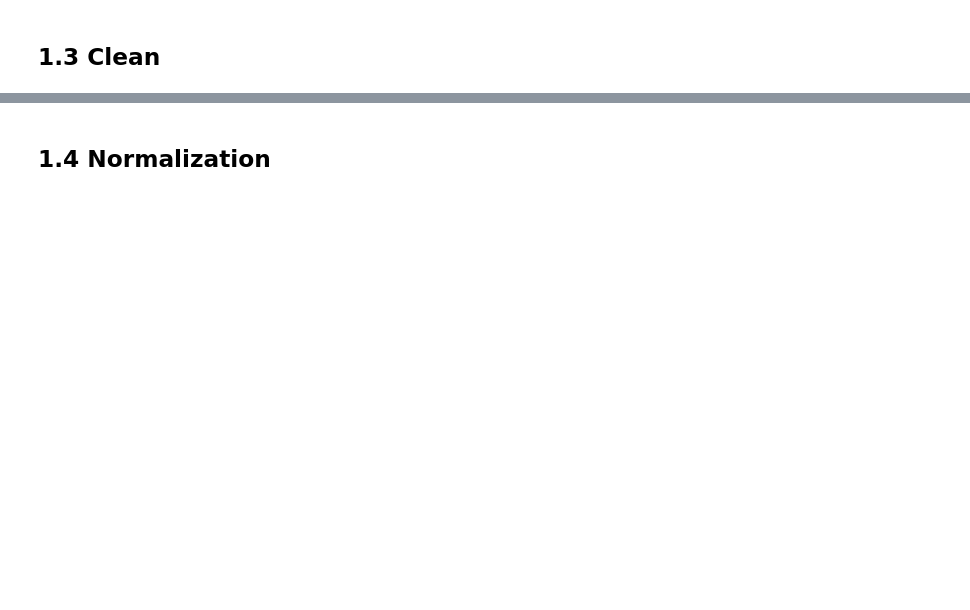
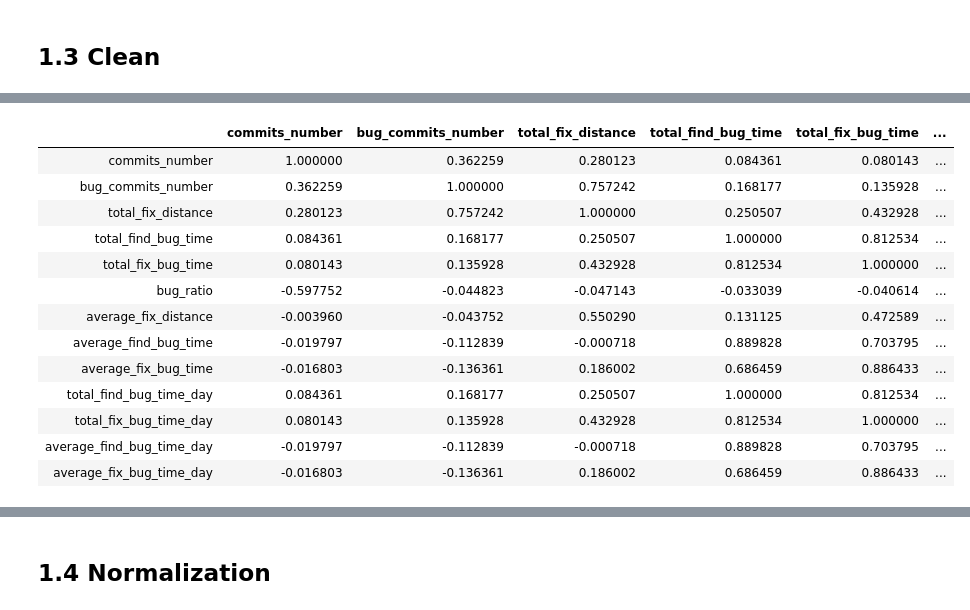
Before and after one commit to FishAndWasabi/groupwork18, a Jupyter notebook: FinalProject/preprocess/preprocess.ipynb, the cells around one changed output, grey strips where cells are left out. Saved outputs shown, nothing was run; the diff lists cells and outputs as text; code cells hidden in the pictures; blank space fills up the shorter version.

```diff
--- a/FinalProject/preprocess/preprocess.ipynb
+++ b/FinalProject/preprocess/preprocess.ipynb
@@ -184,0 +215,21 @@ sns.pairplot(author)
+# %%
+columns = ['total_find_bug_time','total_fix_bug_time','average_find_bug_time','average_fix_bug_time']
+secondpreday = 60*60*24
+for column in columns:
+    author[column+'_day'] = author[column]/secondpreday
+author.corr()
+# %% [output]
+|  | commits_number | bug_commits_number | total_fix_distance | total_find_bug_time | total_fix_bug_time | ... |
+| commits_number | 1.000000 | 0.362259 | 0.280123 | 0.084361 | 0.080143 | ... |
+| bug_commits_number | 0.362259 | 1.000000 | 0.757242 | 0.168177 | 0.135928 | ... |
+| total_fix_distance | 0.280123 | 0.757242 | 1.000000 | 0.250507 | 0.432928 | ... |
+| total_find_bug_time | 0.084361 | 0.168177 | 0.250507 | 1.000000 | 0.812534 | ... |
+| total_fix_bug_time | 0.080143 | 0.135928 | 0.432928 | 0.812534 | 1.000000 | ... |
+| bug_ratio | -0.597752 | -0.044823 | -0.047143 | -0.033039 | -0.040614 | ... |
+| average_fix_distance | -0.003960 | -0.043752 | 0.550290 | 0.131125 | 0.472589 | ... |
+| average_find_bug_time | -0.019797 | -0.112839 | -0.000718 | 0.889828 | 0.703795 | ... |
+| average_fix_bug_time | -0.016803 | -0.136361 | 0.186002 | 0.686459 | 0.886433 | ... |
+| total_find_bug_time_day | 0.084361 | 0.168177 | 0.250507 | 1.000000 | 0.812534 | ... |
+| total_fix_bug_time_day | 0.080143 | 0.135928 | 0.432928 | 0.812534 | 1.000000 | ... |
+| average_find_bug_time_day | -0.019797 | -0.112839 | -0.000718 | 0.889828 | 0.703795 | ... |
+| average_fix_bug_time_day | -0.016803 | -0.136361 | 0.186002 | 0.686459 | 0.886433 | ... |
```
Also changed, not shown: parts of 8 cells of this notebook, 3 other files.
